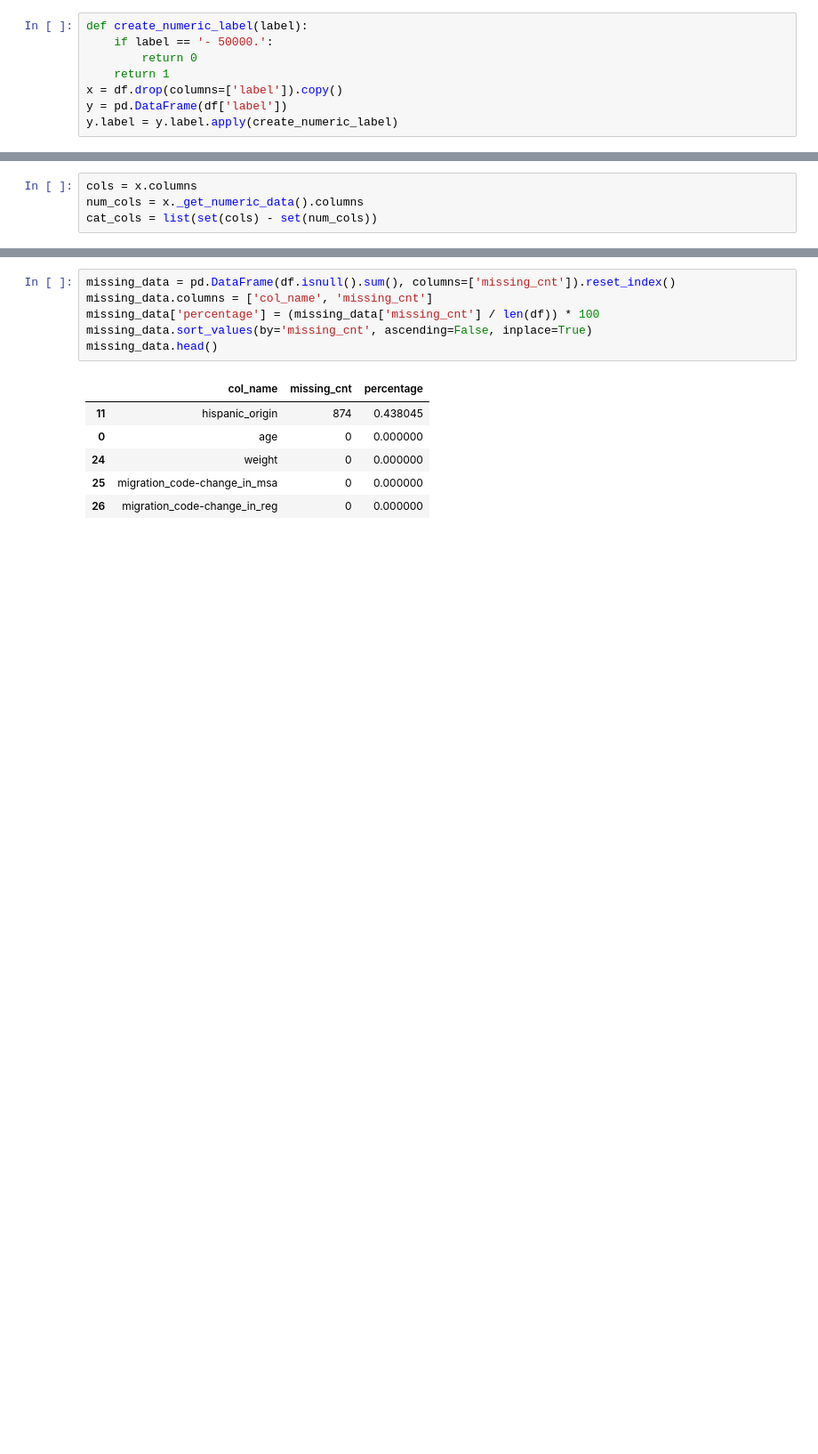
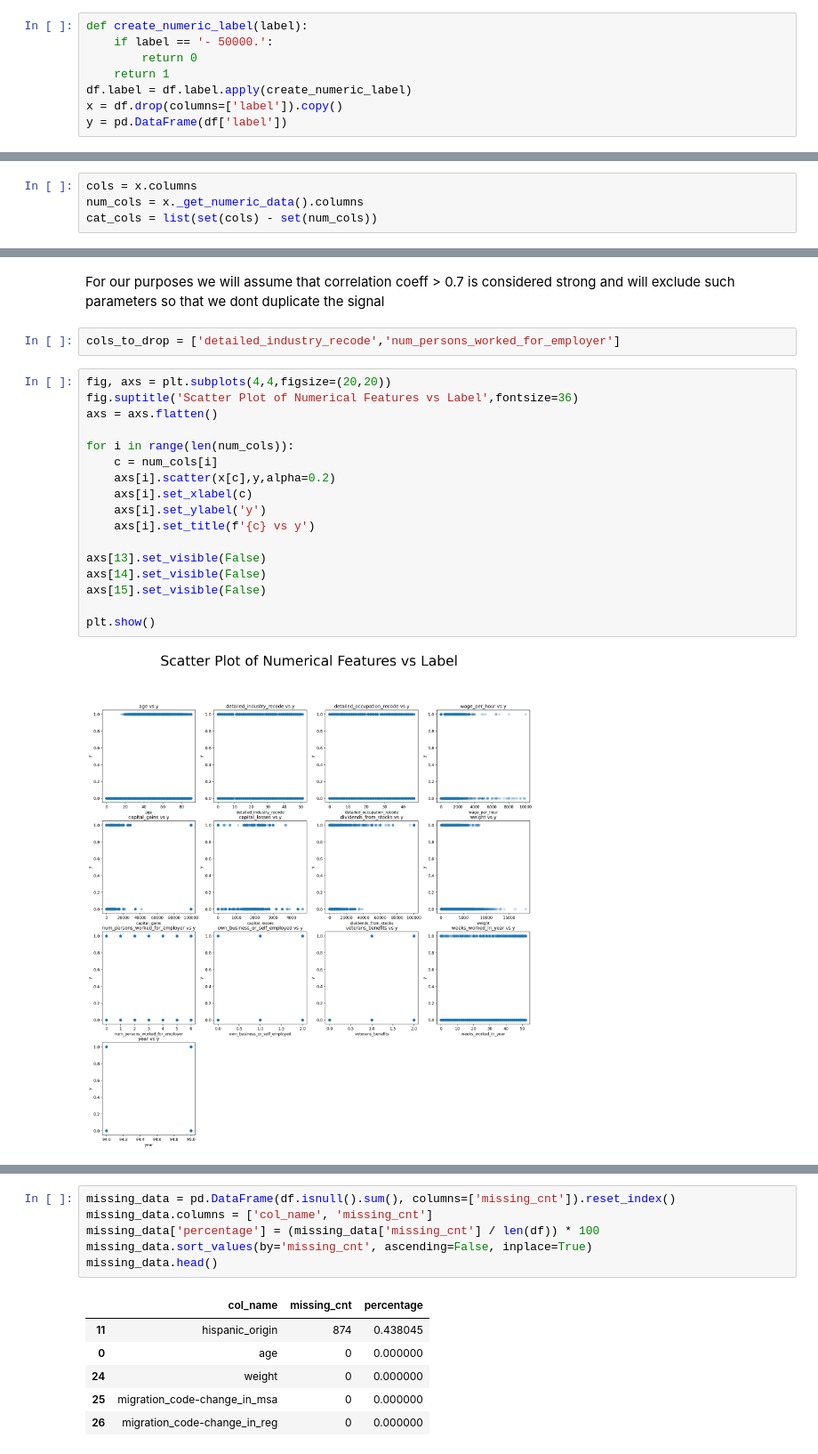
Before and after one commit to Abhimanyu210100/Retail_Marketing_Take_Home_Project, a Jupyter notebook: classification_model.ipynb, the cells around one changed output, grey strips where cells are left out. Shown at 89% size. Cells and saved outputs as stored; diff of their text form; blank space fills up the shorter version.

```diff
--- a/classification_model.ipynb
+++ b/classification_model.ipynb
@@ -37,6 +41,6 @@ def create_numeric_label(label):
     if label == '- 50000.':
         return 0
     return 1
+df.label = df.label.apply(create_numeric_label)
 x = df.drop(columns=['label']).copy()
 y = pd.DataFrame(df['label'])
-y.label = y.label.apply(create_numeric_label)
@@ -60,0 +103,23 @@ dtype: int64
+# %% [markdown]
+For our purposes we will assume that correlation coeff > 0.7 is considered strong and will exclude such parameters so that we dont duplicate the signal
+# %%
+cols_to_drop = ['detailed_industry_recode','num_persons_worked_for_employer']
+# %%
+fig, axs = plt.subplots(4,4,figsize=(20,20))
+fig.suptitle('Scatter Plot of Numerical Features vs Label',fontsize=36)
+axs = axs.flatten()
+
+for i in range(len(num_cols)):
+    c = num_cols[i]
+    axs[i].scatter(x[c],y,alpha=0.2)
+    axs[i].set_xlabel(c)
+    axs[i].set_ylabel('y')
+    axs[i].set_title(f'{c} vs y')
+
+axs[13].set_visible(False)
+axs[14].set_visible(False)
+axs[15].set_visible(False)
+
+plt.show()
+# %% [output]
+[figure, added]
```
Also changed, not shown: parts of 33 cells of this notebook.
